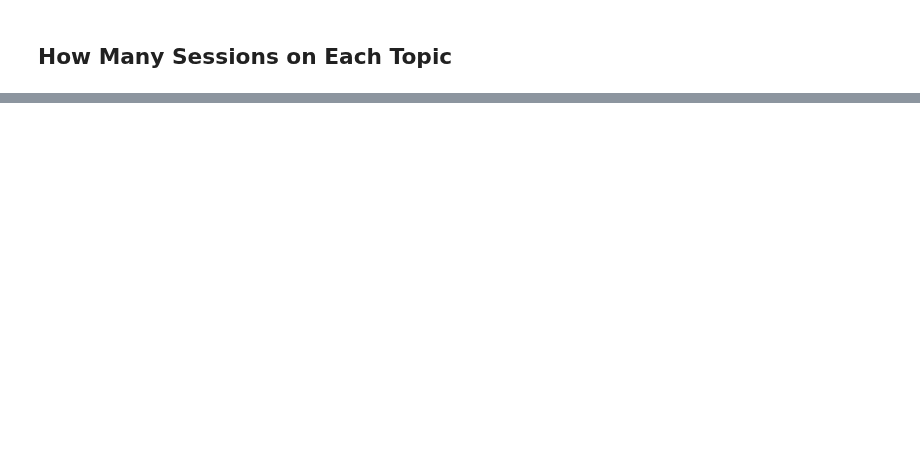
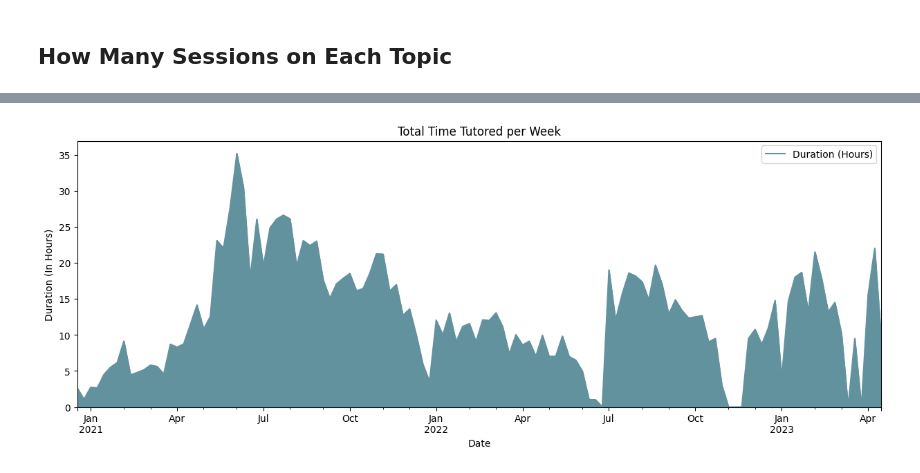
Before and after one commit to de-mark/tutoring_dashboard, a Jupyter notebook: assets/data/data_exploration.ipynb, the cells around one changed output, grey strips where cells are left out. Cells and saved outputs as stored; diff of their text form; code cells hidden in the pictures; blank space fills up the shorter version.

```diff
--- a/assets/data/data_exploration.ipynb
+++ b/assets/data/data_exploration.ipynb
@@ -242,0 +257,20 @@ resampled_df
+# %%
+# Resampling the data so we're looking at total number of minutes spent tutoring a day
+combined_daily_resample = merged_df.set_index("START").resample("D")["DURATION"].sum()
+combined_daily_resample.name = "duration"
+combined_daily_resample.index.name = "date"
+
+# Resampling so that we're looking at total hours per week
+combined_weekly_resample = combined_daily_resample.resample("W").sum() / 60
+combined_weekly_resample.name = "total_duration"
+combined_weekly_resample
+
+# Plotting
+combined_weekly_resample.plot.area(figsize=(15,5), color="#62929e")
+plt.title("Total Time Tutored per Week")
+plt.xlabel("Date")
+plt.ylabel("Duration (In Hours)")
+plt.legend(["Duration (Hours)"])
+plt.show()
+# %% [output]
+[figure, added]
```
Also changed, not shown: parts of 24 cells of this notebook, 4 other files.
